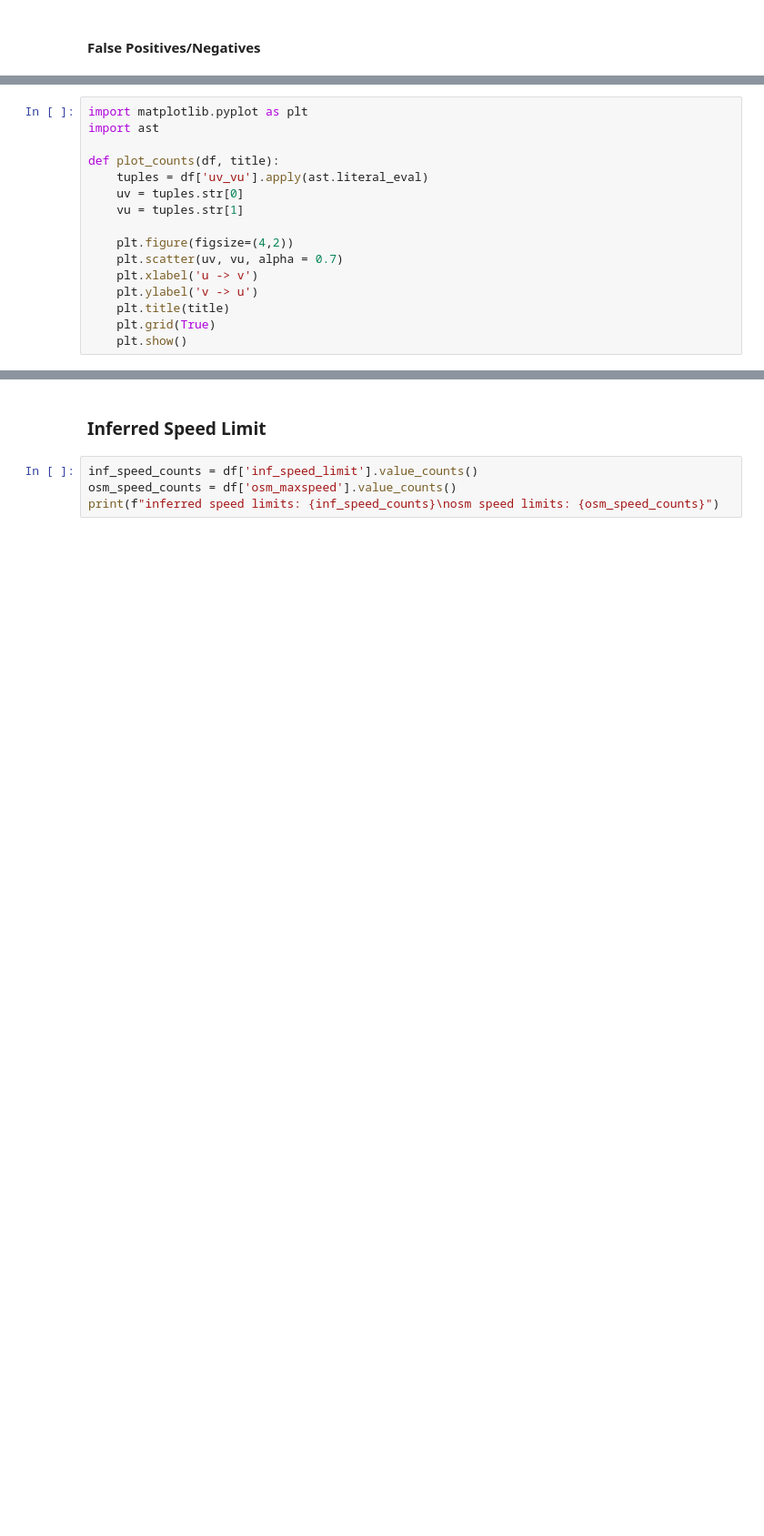
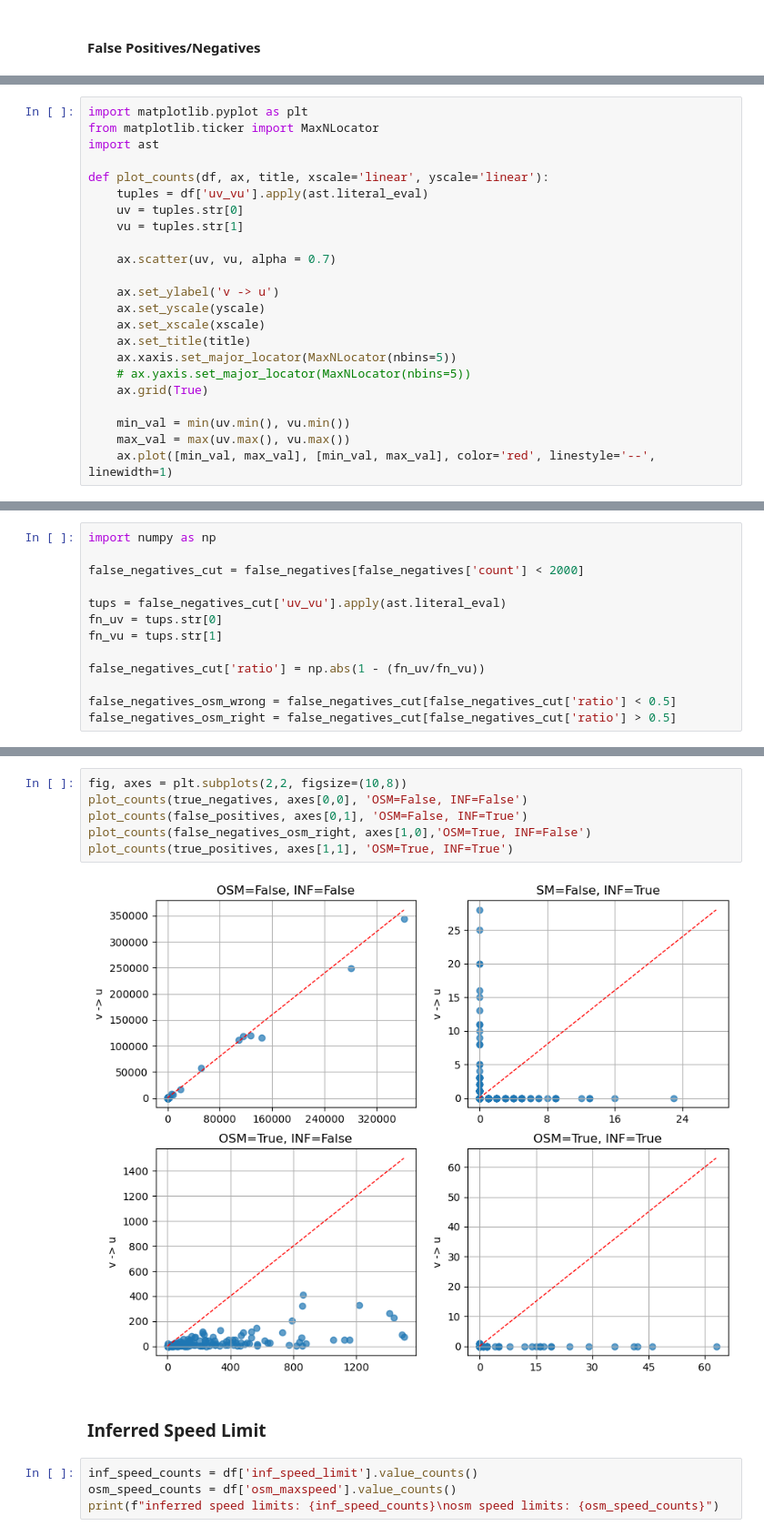
Before and after one commit to ana-e-uk/mapmetadata, a Jupyter notebook: testing/test_metadata_results.ipynb, the cells around one changed output, grey strips where cells are left out. Shown at 91% size. Drawn from its saved outputs; the diff is of its cells as text; blank space fills up the shorter version.

```diff
--- a/testing/test_metadata_results.ipynb
+++ b/testing/test_metadata_results.ipynb
@@ -96,16 +63,23 @@ true_positives = df[df['inf_oneway'] & df['osm_oneway']]
 # %%
 import matplotlib.pyplot as plt
+from matplotlib.ticker import MaxNLocator
 import ast
 
-def plot_counts(df, title):
+def plot_counts(df, ax, title, xscale='linear', yscale='linear'):
     tuples = df['uv_vu'].apply(ast.literal_eval)
     uv = tuples.str[0]
     vu = tuples.str[1]
 
-    plt.figure(figsize=(4,2))
-    plt.scatter(uv, vu, alpha = 0.7)
-    plt.xlabel('u -> v')
-    plt.ylabel('v -> u')
-    plt.title(title)
-    plt.grid(True)
-    plt.show()
+    ax.scatter(uv, vu, alpha = 0.7)
+
+    ax.set_ylabel('v -> u')
+    ax.set_yscale(yscale)
+    ax.set_xscale(xscale)
+    ax.set_title(title)
+    ax.xaxis.set_major_locator(MaxNLocator(nbins=5))
+    # ax.yaxis.set_major_locator(MaxNLocator(nbins=5))
+    ax.grid(True)
+
+    min_val = min(uv.min(), vu.min())
+    max_val = max(uv.max(), vu.max())
+    ax.plot([min_val, max_val], [min_val, max_val], color='red', linestyle='--', linewidth=1)
@@ -127,0 +91,13 @@ plot_counts(true_positives, 'True Positives (Oneway indentified)')
+# %%
+import numpy as np
+
+false_negatives_cut = false_negatives[false_negatives['count'] < 2000]
+
+tups = false_negatives_cut['uv_vu'].apply(ast.literal_eval)
+fn_uv = tups.str[0]
+fn_vu = tups.str[1]
+
+false_negatives_cut['ratio'] = np.abs(1 - (fn_uv/fn_vu))
+
+false_negatives_osm_wrong = false_negatives_cut[false_negatives_cut['ratio'] < 0.5]
+false_negatives_osm_right = false_negatives_cut[false_negatives_cut['ratio'] > 0.5]
@@ -128,3 +110,11 @@ plot_counts(true_positives, 'True Positives (Oneway indentified)')
+# %%
+fig, axes = plt.subplots(2,2, figsize=(10,8))
+plot_counts(true_negatives, axes[0,0], 'OSM=False, INF=False')
+plot_counts(false_positives, axes[0,1], 'OSM=False, INF=True')
+plot_counts(false_negatives_osm_right, axes[1,0],'OSM=True, INF=False')
+plot_counts(true_positives, axes[1,1], 'OSM=True, INF=True')
+# %% [output]
+[figure, added]
 # %% [markdown]
 ### Inferred Speed Limit
 # %%
```
Also changed, not shown: parts of 17 cells of this notebook, 3 other files.
